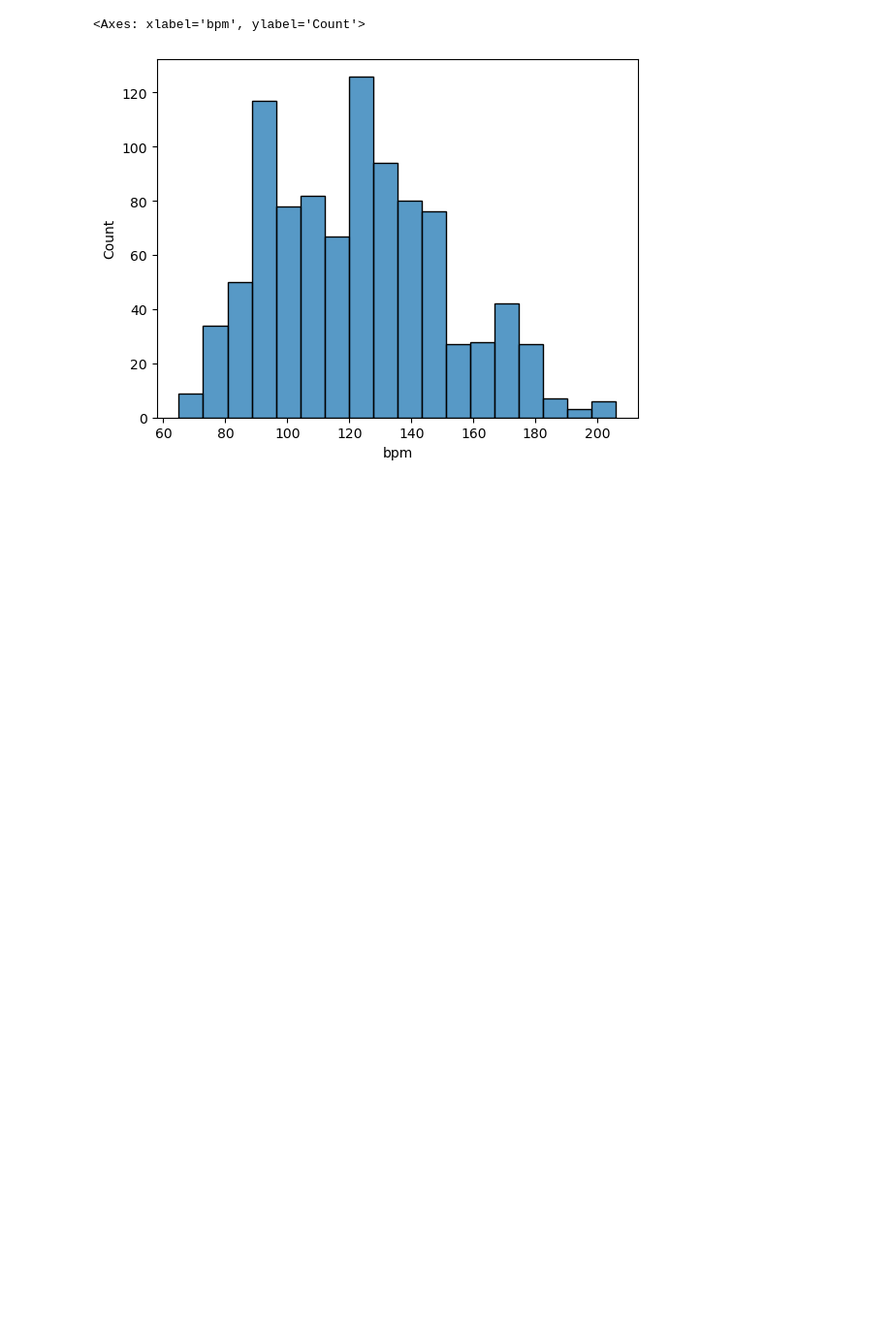
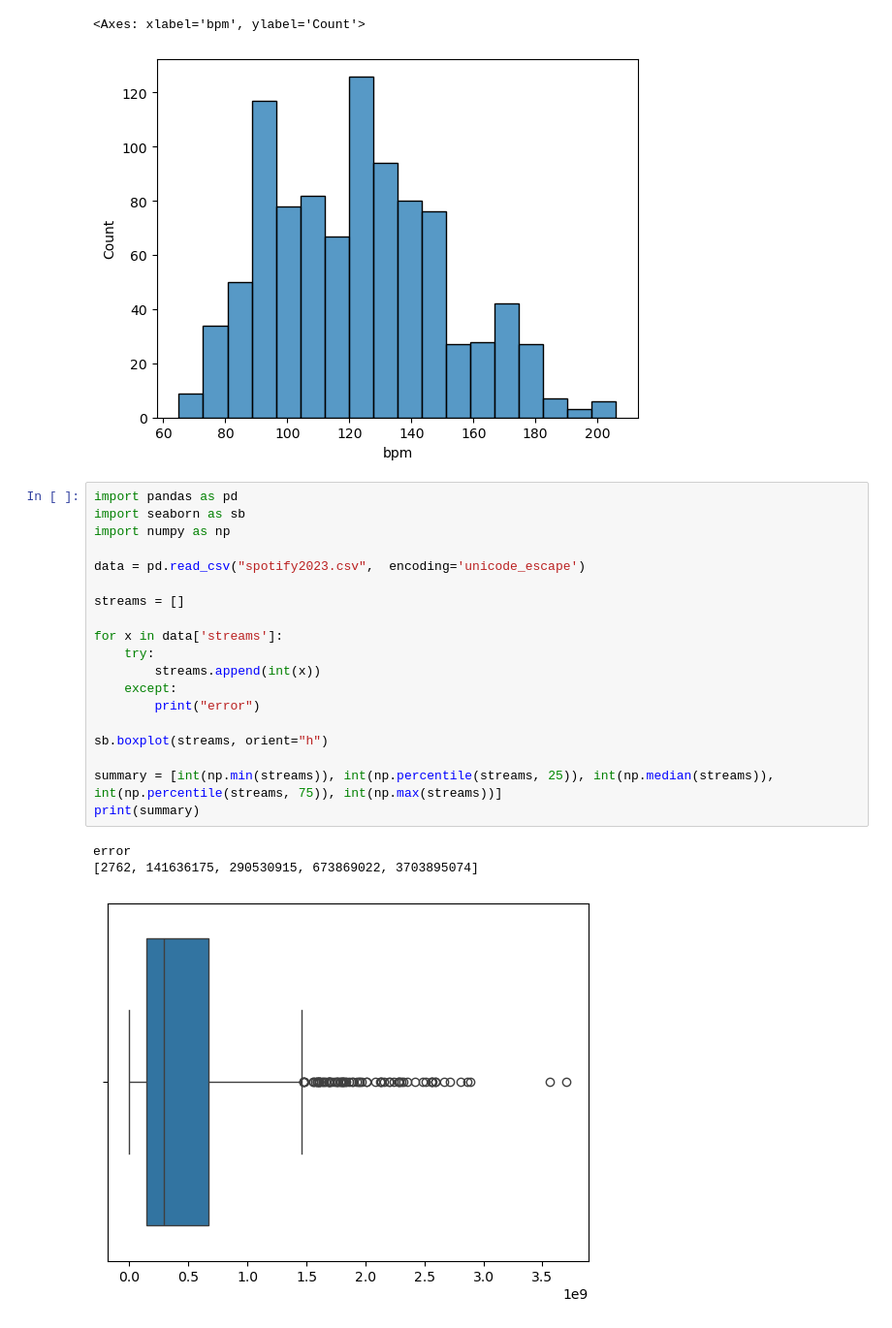
Before and after one commit to Duedot43/AIClass, a Jupyter notebook: Simester One/Spotify/Spotify.ipynb, the cells around one changed output. Shown at 97% size. Saved outputs shown, nothing was run; the diff lists cells and outputs as text; blank space fills up the shorter version.

```diff
--- a/Simester One/Spotify/Spotify.ipynb
+++ b/Simester One/Spotify/Spotify.ipynb
@@ -115,3 +115,26 @@ sb.histplot(data=data["bpm"])
 # %% [output]
 <Axes: xlabel='bpm', ylabel='Count'>
 [figure]
+# %%
+import pandas as pd
+import seaborn as sb
+import numpy as np
+
+data = pd.read_csv("spotify2023.csv",  encoding='unicode_escape')
+
+streams = []
+
+for x in data['streams']:
+    try:
+        streams.append(int(x))
+    except:
+        print("error")
+
+sb.boxplot(streams, orient="h")
+
+summary = [int(np.min(streams)), int(np.percentile(streams, 25)), int(np.median(streams)), int(np.percentile(streams, 75)), int(np.max(streams))]
+print(summary)
+# %% [output]
+error
+[2762, 141636175, 290530915, 673869022, 3703895074]
+[figure, added]
```
Also changed, not shown: 7 other files.
